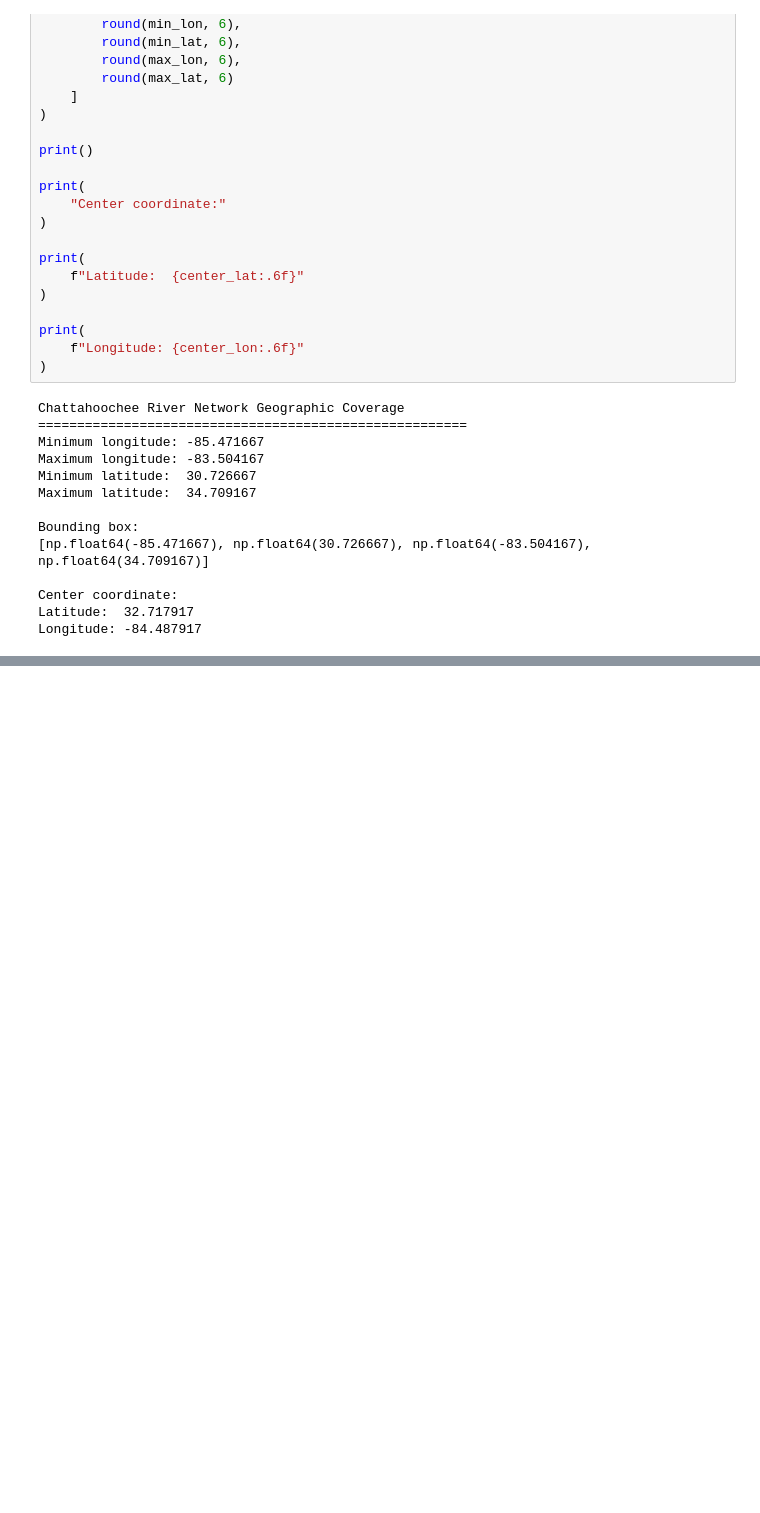
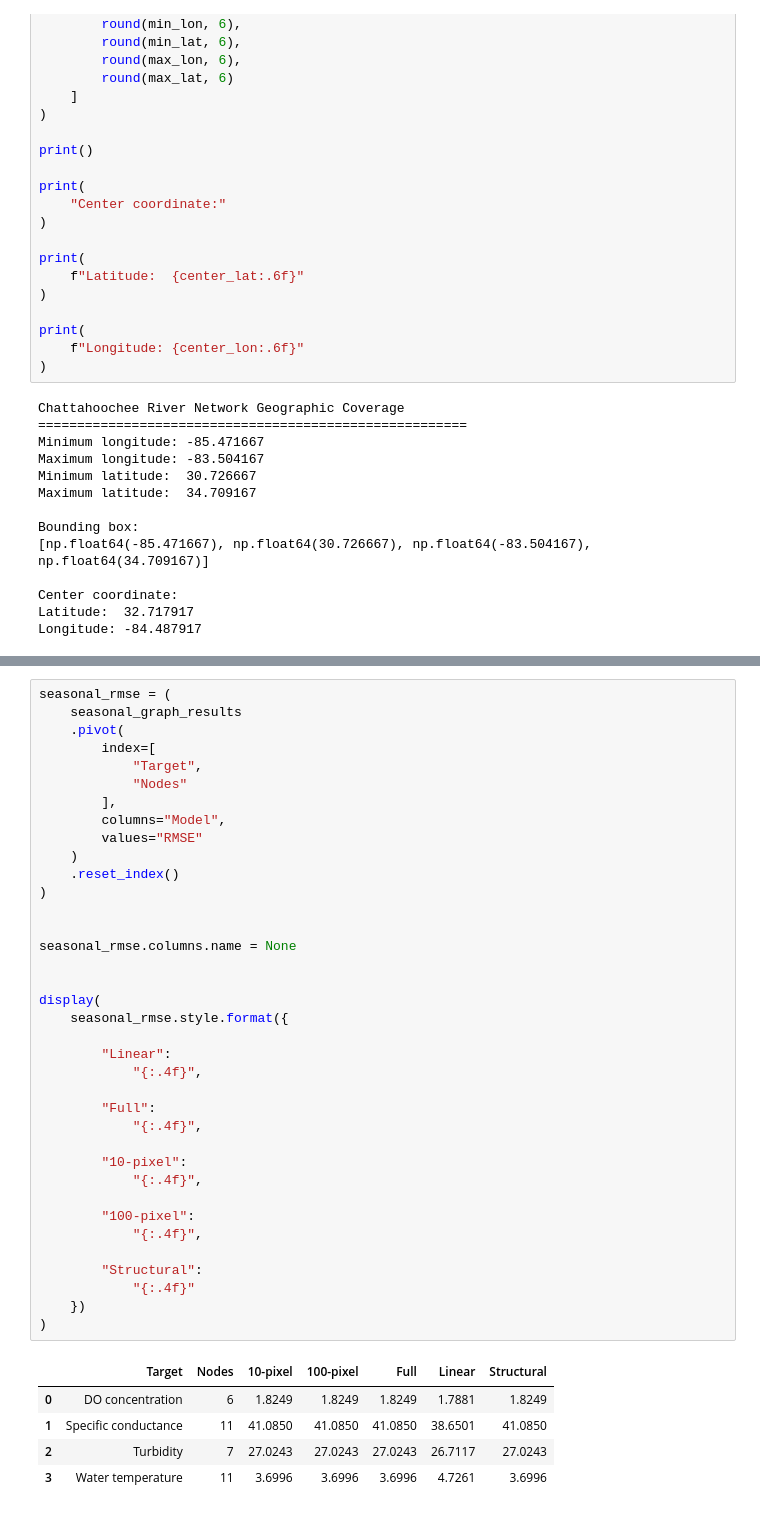
Before and after one commit to andrewc156/rivernets, a Jupyter notebook: chattahoochee_graph.ipynb, the cells around one changed output, grey strips where cells are left out. Saved outputs shown, nothing was run; the diff lists cells and outputs as text; blank space fills up the shorter version.

```diff
--- a/chattahoochee_graph.ipynb
+++ b/chattahoochee_graph.ipynb
@@ -7783,0 +8801,43 @@ Longitude: -84.487917
+# %%
+seasonal_rmse = (
+    seasonal_graph_results
+    .pivot(
+        index=[
+            "Target",
+            "Nodes"
+        ],
+        columns="Model",
+        values="RMSE"
+    )
+    .reset_index()
+)
+
+
+seasonal_rmse.columns.name = None
+
+
+display(
+    seasonal_rmse.style.format({
+
+        "Linear":
+            "{:.4f}",
+
+        "Full":
+            "{:.4f}",
+
+        "10-pixel":
+            "{:.4f}",
+
+        "100-pixel":
+            "{:.4f}",
+
+        "Structural":
+            "{:.4f}"
+    })
+)
+# %% [output]
+|  | Target | Nodes | 10-pixel | 100-pixel | Full | Linear | Structural |
+| 0 | DO concentration | 6 | 1.8249 | 1.8249 | 1.8249 | 1.7881 | 1.8249 |
+| 1 | Specific conductance | 11 | 41.0850 | 41.0850 | 41.0850 | 38.6501 | 41.0850 |
+| 2 | Turbidity | 7 | 27.0243 | 27.0243 | 27.0243 | 26.7117 | 27.0243 |
+| 3 | Water temperature | 11 | 3.6996 | 3.6996 | 3.6996 | 4.7261 | 3.6996 |
```
Also changed, not shown: parts of 11 cells of this notebook.
